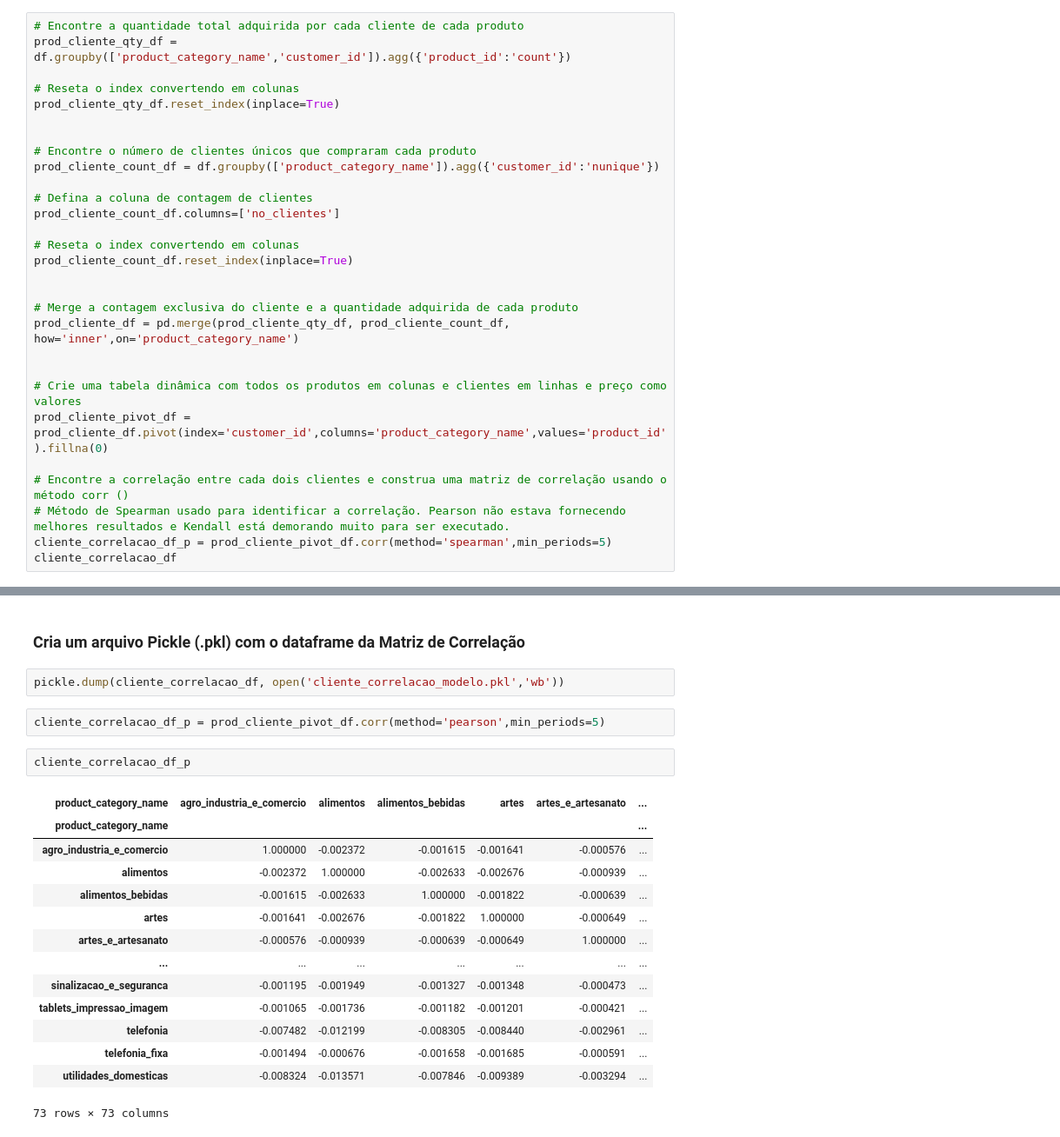
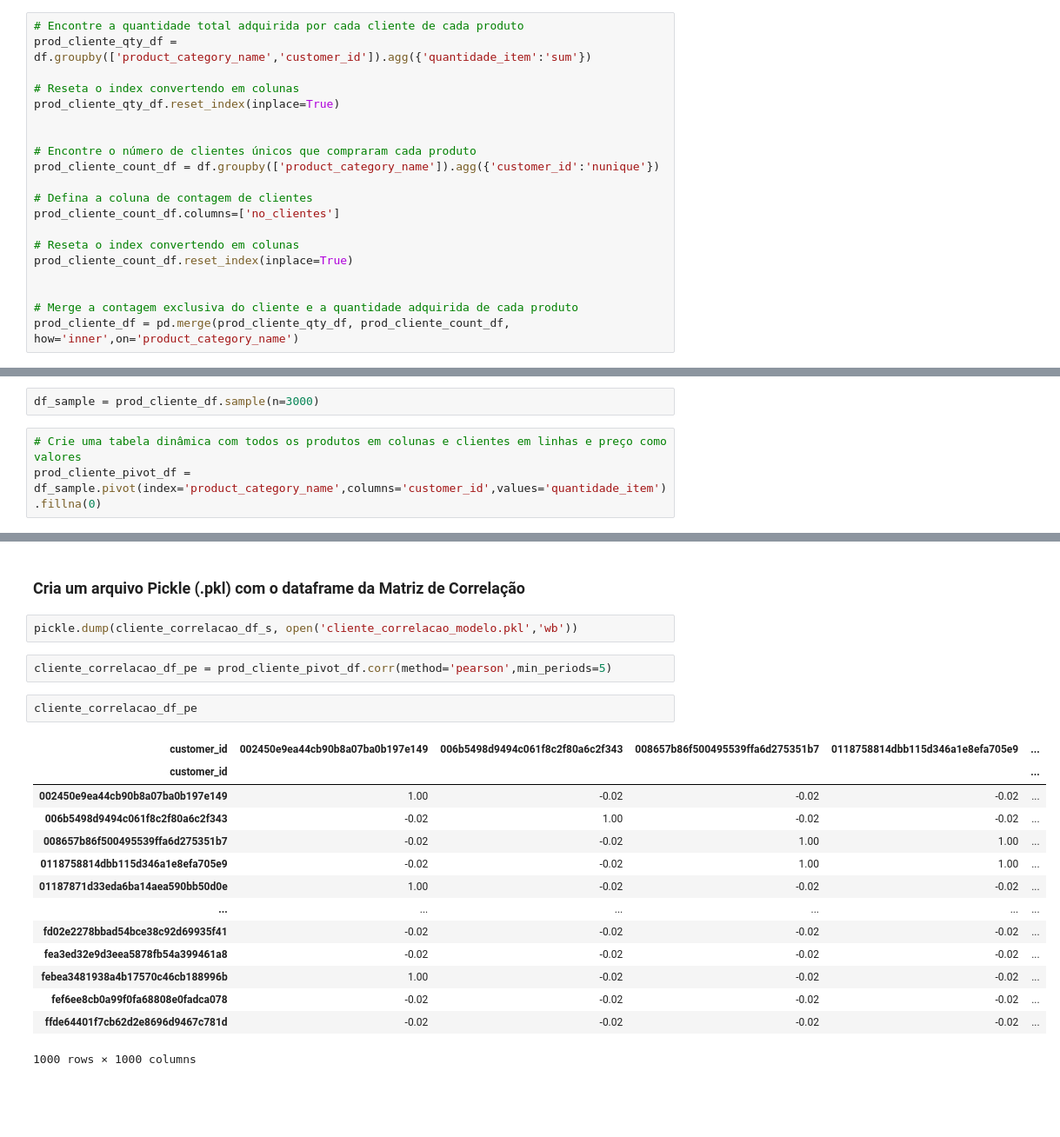
Before and after one commit to arcursino/credit-bureau, a Jupyter notebook: olist/recomendacao_produto_para_cliente.ipynb, the cells around one changed output, grey strips where cells are left out. Shown: that part at 87% size. Saved outputs shown, nothing was run; the diff lists cells and outputs as text; blank space fills up the shorter version.

```diff
--- a/olist/recomendacao_produto_para_cliente.ipynb
+++ b/olist/recomendacao_produto_para_cliente.ipynb
@@ -35,6 +16,6 @@ utilidades_domesticas     ffaded93e5a1fce06363cfb6905676a1           1
 # %%
 # Encontre a quantidade total adquirida por cada cliente de cada produto
-prod_cliente_qty_df = df.groupby(['product_category_name','customer_id']).agg({'product_id':'count'})
+prod_cliente_qty_df = df.groupby(['product_category_name','customer_id']).agg({'quantidade_item':'sum'})
 
 # Reseta o index convertendo em colunas
 prod_cliente_qty_df.reset_index(inplace=True)
@@ -52,12 +33,3 @@ prod_cliente_count_df.reset_index(inplace=True)
 
 # Merge a contagem exclusiva do cliente e a quantidade adquirida de cada produto
 prod_cliente_df = pd.merge(prod_cliente_qty_df, prod_cliente_count_df, how='inner',on='product_category_name')
-
-
-# Crie uma tabela dinâmica com todos os produtos em colunas e clientes em linhas e preço como valores
-prod_cliente_pivot_df = prod_cliente_df.pivot(index='customer_id',columns='product_category_name',values='product_id').fillna(0)
-
-# Encontre a correlação entre cada dois clientes e construa uma matriz de correlação usando o método corr ()
-# Método de Spearman usado para identificar a correlação. Pearson não estava fornecendo melhores resultados e Kendall está demorando muito para ser executado.
-cliente_correlacao_df_p = prod_cliente_pivot_df.corr(method='spearman',min_periods=5)
-cliente_correlacao_df
@@ -78,0 +45,5 @@ cliente_correlacao_df
+# %%
+df_sample = prod_cliente_df.sample(n=3000)
+# %%
+# Crie uma tabela dinâmica com todos os produtos em colunas e clientes em linhas e preço como valores
+prod_cliente_pivot_df = df_sample.pivot(index='product_category_name',columns='customer_id',values='quantidade_item').fillna(0)
@@ -83,25 +74,25 @@ cliente_correlacao_df.to_csv('cliente-cliente-matriz-correlacao.csv')
 # %% [markdown]
 ### Cria um arquivo Pickle (.pkl) com o dataframe da Matriz de Correlação
 # %%
-pickle.dump(cliente_correlacao_df, open('cliente_correlacao_modelo.pkl','wb'))
+pickle.dump(cliente_correlacao_df_s, open('cliente_correlacao_modelo.pkl','wb'))
 # %%
-cliente_correlacao_df_p = prod_cliente_pivot_df.corr(method='pearson',min_periods=5)
+cliente_correlacao_df_pe = prod_cliente_pivot_df.corr(method='pearson',min_periods=5)
 # %%
-cliente_correlacao_df_p
+cliente_correlacao_df_pe
 # %% [output]
-| product_category_name | agro_industria_e_comercio | alimentos | alimentos_bebidas | artes | artes_e_artesanato | ... |
-| product_category_name |  |  |  |  |  | ... |
-| agro_industria_e_comercio | 1.000000 | -0.002372 | -0.001615 | -0.001641 | -0.000576 | ... |
-| alimentos | -0.002372 | 1.000000 | -0.002633 | -0.002676 | -0.000939 | ... |
-| alimentos_bebidas | -0.001615 | -0.002633 | 1.000000 | -0.001822 | -0.000639 | ... |
-| artes | -0.001641 | -0.002676 | -0.001822 | 1.000000 | -0.000649 | ... |
-| artes_e_artesanato | -0.000576 | -0.000939 | -0.000639 | -0.000649 | 1.000000 | ... |
-| ... | ... | ... | ... | ... | ... | ... |
-| sinalizacao_e_seguranca | -0.001195 | -0.001949 | -0.001327 | -0.001348 | -0.000473 | ... |
-| tablets_impressao_imagem | -0.001065 | -0.001736 | -0.001182 | -0.001201 | -0.000421 | ... |
-| telefonia | -0.007482 | -0.012199 | -0.008305 | -0.008440 | -0.002961 | ... |
-| telefonia_fixa | -0.001494 | -0.000676 | -0.001658 | -0.001685 | -0.000591 | ... |
-| utilidades_domesticas | -0.008324 | -0.013571 | -0.007846 | -0.009389 | -0.003294 | ... |
+| customer_id | 002450e9ea44cb90b8a07ba0b197e149 | 006b5498d9494c061f8c2f80a6c2f343 | 008657b86f500495539ffa6d275351b7 | 0118758814dbb115d346a1e8efa705e9 | ... |
+| customer_id |  |  |  |  | ... |
+| 002450e9ea44cb90b8a07ba0b197e149 | 1.00 | -0.02 | -0.02 | -0.02 | ... |
+| 006b5498d9494c061f8c2f80a6c2f343 | -0.02 | 1.00 | -0.02 | -0.02 | ... |
+| 008657b86f500495539ffa6d275351b7 | -0.02 | -0.02 | 1.00 | 1.00 | ... |
+| 0118758814dbb115d346a1e8efa705e9 | -0.02 | -0.02 | 1.00 | 1.00 | ... |
+| 01187871d33eda6ba14aea590bb50d0e | 1.00 | -0.02 | -0.02 | -0.02 | ... |
+| ... | ... | ... | ... | ... | ... |
+| fd02e2278bbad54bce38c92d69935f41 | -0.02 | -0.02 | -0.02 | -0.02 | ... |
+| fea3ed32e9d3eea5878fb54a399461a8 | -0.02 | -0.02 | -0.02 | -0.02 | ... |
+| febea3481938a4b17570c46cb188996b | 1.00 | -0.02 | -0.02 | -0.02 | ... |
+| fef6ee8cb0a99f0fa68808e0fadca078 | -0.02 | -0.02 | -0.02 | -0.02 | ... |
+| ffde64401f7cb62d2e8696d9467c781d | -0.02 | -0.02 | -0.02 | -0.02 | ... |
-73 rows × 73 columns
+1000 rows × 1000 columns
 # %%
 cliente_correlacao_df_k = prod_cliente_pivot_df.corr(method='kendall',min_periods=5)
```
Also changed, not shown: parts of 9 cells of this notebook, 7 other files.
